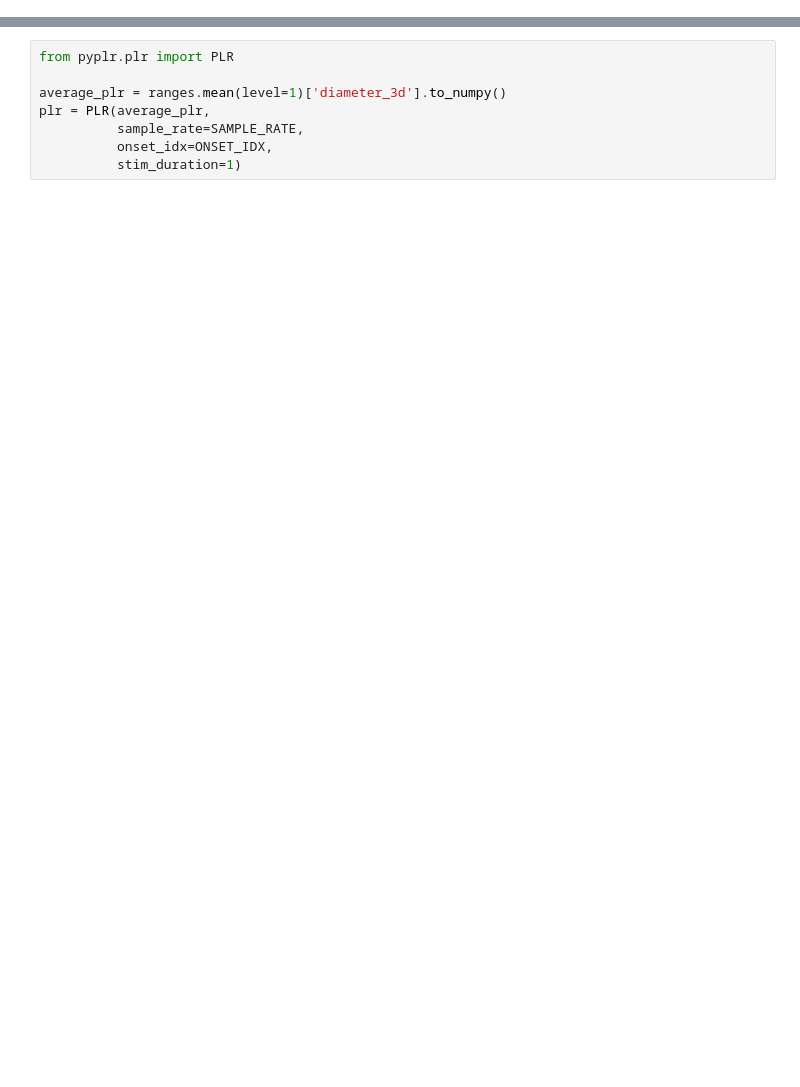
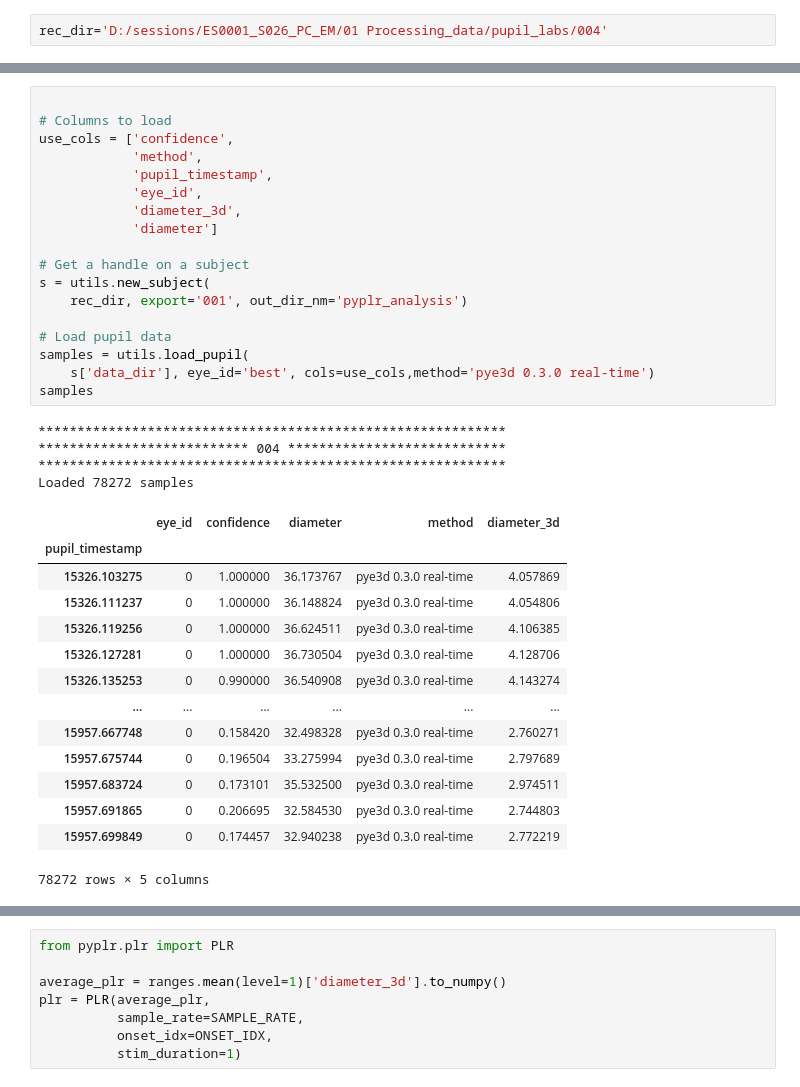
Before and after one commit to Rockyneuron/pupil_labs_analysis, a Jupyter notebook: analysis/pupillometry/pupillometry_blink_cleaning.ipynb, the cells around one changed output, grey strips where cells are left out. Saved outputs shown, nothing was run; the diff lists cells and outputs as text; blank space fills up the shorter version.

```diff
--- a/analysis/pupillometry/pupillometry_blink_cleaning.ipynb
+++ b/analysis/pupillometry/pupillometry_blink_cleaning.ipynb
@@ -60,0 +67,2 @@ recording_location=Path('P:/Proyectos/2020/PY200016 - XSCAPE/Trabajo/00 XPERIMEN
+# %%
+rec_dir='D:/sessions/ES0001_S026_PC_EM/01 Processing_data/pupil_labs/004'
@@ -60,0 +91,37 @@ recording_location=Path('P:/Proyectos/2020/PY200016 - XSCAPE/Trabajo/00 XPERIMEN
+# %%
+
+# Columns to load
+use_cols = ['confidence',
+            'method',
+            'pupil_timestamp',
+            'eye_id',
+            'diameter_3d',
+            'diameter']
+
+# Get a handle on a subject
+s = utils.new_subject(
+    rec_dir, export='001', out_dir_nm='pyplr_analysis')
+
+# Load pupil data
+samples = utils.load_pupil(
+    s['data_dir'], eye_id='best', cols=use_cols,method='pye3d 0.3.0 real-time')
+samples
+# %% [output]
+************************************************************
+*************************** 004 ****************************
+************************************************************
+Loaded 78272 samples
+|  | eye_id | confidence | diameter | method | diameter_3d |
+| pupil_timestamp |  |  |  |  |  |
+| 15326.103275 | 0 | 1.000000 | 36.173767 | pye3d 0.3.0 real-time | 4.057869 |
+| 15326.111237 | 0 | 1.000000 | 36.148824 | pye3d 0.3.0 real-time | 4.054806 |
+| 15326.119256 | 0 | 1.000000 | 36.624511 | pye3d 0.3.0 real-time | 4.106385 |
+| 15326.127281 | 0 | 1.000000 | 36.730504 | pye3d 0.3.0 real-time | 4.128706 |
+| 15326.135253 | 0 | 0.990000 | 36.540908 | pye3d 0.3.0 real-time | 4.143274 |
+| ... | ... | ... | ... | ... | ... |
+| 15957.667748 | 0 | 0.158420 | 32.498328 | pye3d 0.3.0 real-time | 2.760271 |
+| 15957.675744 | 0 | 0.196504 | 33.275994 | pye3d 0.3.0 real-time | 2.797689 |
+| 15957.683724 | 0 | 0.173101 | 35.532500 | pye3d 0.3.0 real-time | 2.974511 |
+| 15957.691865 | 0 | 0.206695 | 32.584530 | pye3d 0.3.0 real-time | 2.744803 |
+| 15957.699849 | 0 | 0.174457 | 32.940238 | pye3d 0.3.0 real-time | 2.772219 |
+78272 rows × 5 columns
```
Also changed, not shown: parts of 26 cells of this notebook, 5 other files.
